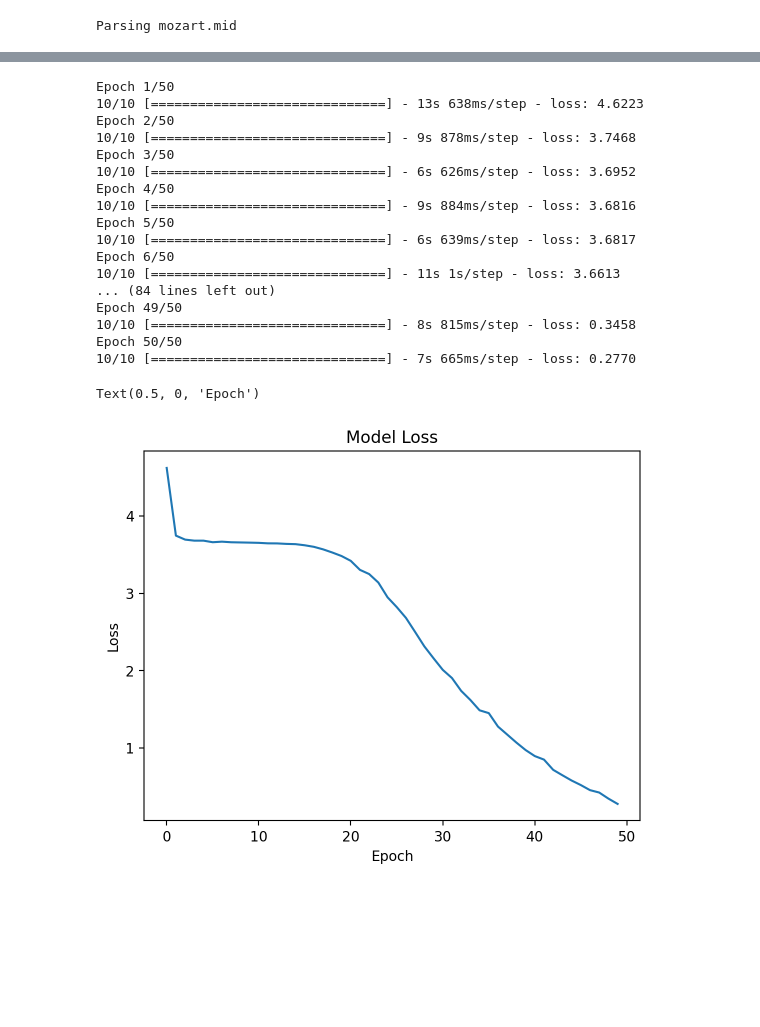
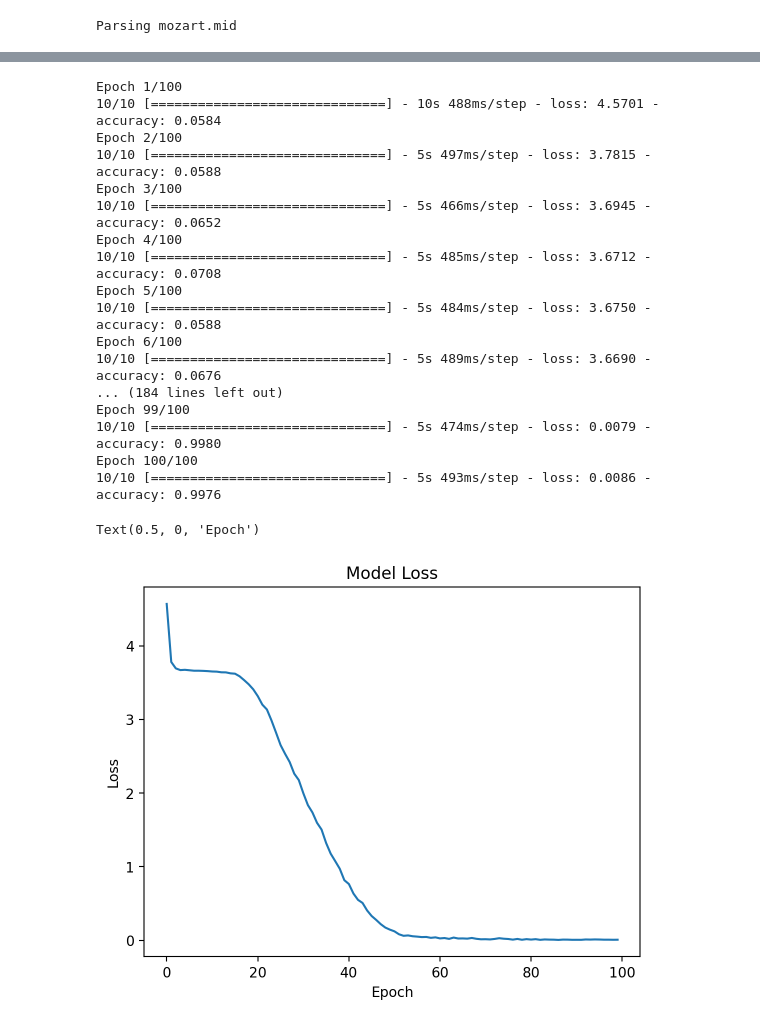
Before and after one commit to yimianxyz/sysen6888, a Jupyter notebook: HW4-jupyter.ipynb, the cells around one changed output, grey strips where cells are left out. Drawn from its saved outputs; the diff is of its cells as text; code cells hidden in the pictures; blank space fills up the shorter version.

```diff
--- a/HW4-jupyter.ipynb
+++ b/HW4-jupyter.ipynb
@@ -125,5 +125,5 @@ model = Sequential([
 ])
 
 # Compile the model
-model.compile(optimizer='adam', loss='categorical_crossentropy')
+model.compile(optimizer='adam', loss='categorical_crossentropy', metrics=['accuracy'])
 # %% [output]
@@ -132,32 +132,32 @@ WARNING:tensorflow:Layer lstm_5 will not use cuDNN kernels since it doesn't meet
 # %%
-history = model.fit(network_input, network_output, epochs=50, batch_size=256)
+history = model.fit(network_input, network_output, epochs=100, batch_size=256)
 
 import matplotlib.pyplot as plt
 
 plt.plot(history.history['loss'])
 plt.title('Model Loss')
 plt.ylabel('Loss')
 plt.xlabel('Epoch')
 # %% [output]
-Epoch 1/50
-10/10 [==============================] - 13s 638ms/step - loss: 4.6223
-Epoch 2/50
-10/10 [==============================] - 9s 878ms/step - loss: 3.7468
-Epoch 3/50
-10/10 [==============================] - 6s 626ms/step - loss: 3.6952
-Epoch 4/50
-10/10 [==============================] - 9s 884ms/step - loss: 3.6816
-Epoch 5/50
-10/10 [==============================] - 6s 639ms/step - loss: 3.6817
-Epoch 6/50
-10/10 [==============================] - 11s 1s/step - loss: 3.6613
-... (84 lines left out)
-Epoch 49/50
-10/10 [==============================] - 8s 815ms/step - loss: 0.3458
-Epoch 50/50
-10/10 [==============================] - 7s 665ms/step - loss: 0.2770
+Epoch 1/100
+10/10 [==============================] - 10s 488ms/step - loss: 4.5701 - accuracy: 0.0584
+Epoch 2/100
+10/10 [==============================] - 5s 497ms/step - loss: 3.7815 - accuracy: 0.0588
+Epoch 3/100
+10/10 [==============================] - 5s 466ms/step - loss: 3.6945 - accuracy: 0.0652
+Epoch 4/100
+10/10 [==============================] - 5s 485ms/step - loss: 3.6712 - accuracy: 0.0708
+Epoch 5/100
+10/10 [==============================] - 5s 484ms/step - loss: 3.6750 - accuracy: 0.0588
+Epoch 6/100
+10/10 [==============================] - 5s 489ms/step - loss: 3.6690 - accuracy: 0.0676
+... (184 lines left out)
+Epoch 99/100
+10/10 [==============================] - 5s 474ms/step - loss: 0.0079 - accuracy: 0.9980
+Epoch 100/100
+10/10 [==============================] - 5s 493ms/step - loss: 0.0086 - accuracy: 0.9976
 Text(0.5, 0, 'Epoch')
-[figure, old version]
+[figure, new version]
 # %%
 # Generate a new music sequence
 prediction_output = generate_sequence(model, network_input, pitchnames, n_vocab)
```
Also changed, not shown: parts of 1 cell of this notebook.
